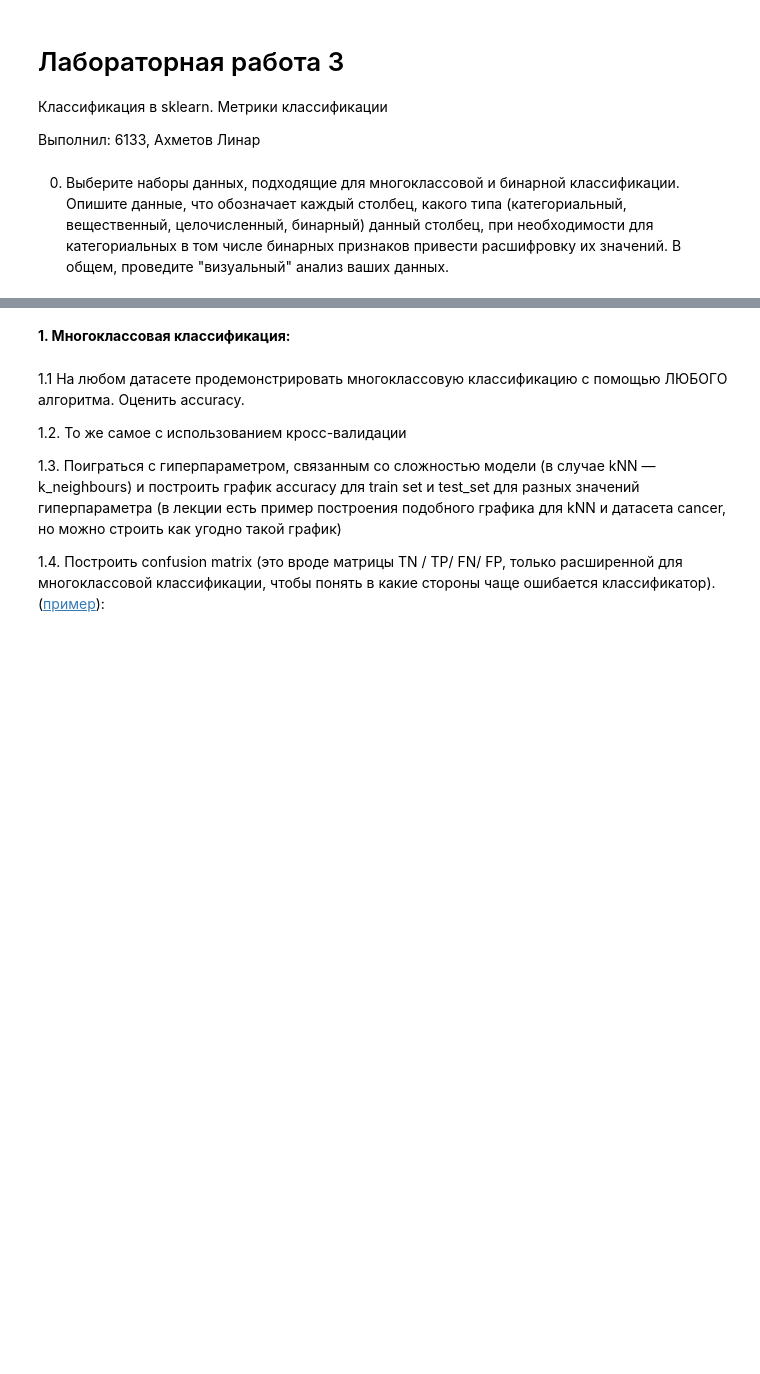
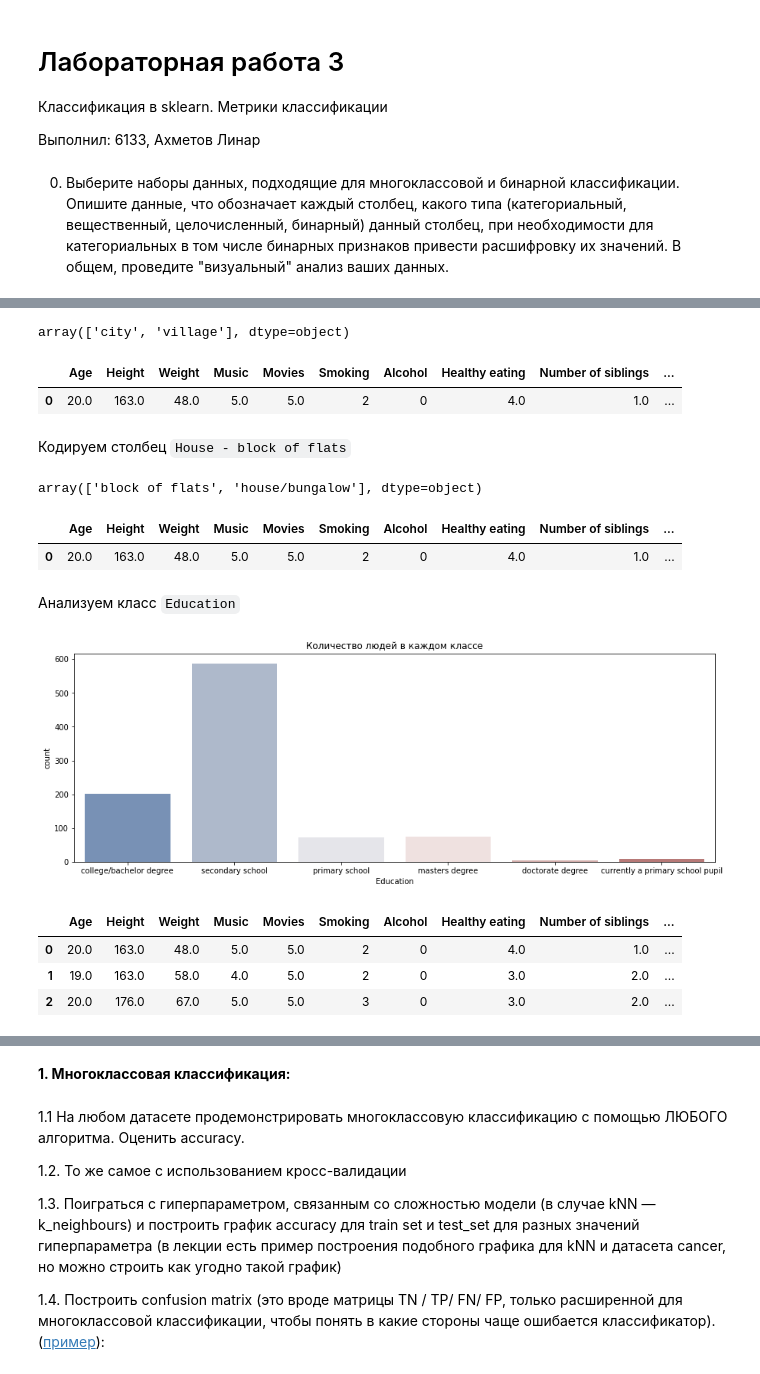
Before and after one commit to LinarKulinar/Data-Analysis-Tools-SSAU, a Jupyter notebook: Lab_3_Classification_6133_Akhmetov.ipynb, the cells around one changed output, grey strips where cells are left out. Saved outputs shown, nothing was run; the diff lists cells and outputs as text; code cells hidden in the pictures; blank space fills up the shorter version.

```diff
--- a/Lab_3_Classification_6133_Akhmetov.ipynb
+++ b/Lab_3_Classification_6133_Akhmetov.ipynb
@@ -9,0 +104,45 @@
+# %%
+le_village = preprocessing.LabelEncoder()
+le_village.fit(data['Village - town'])
+le_village.classes_
+# %% [output]
+array(['city', 'village'], dtype=object)
+# %%
+data['Village - town'] = le_village.transform(data['Village - town'])
+data.head(1)
+# %% [output]
+|  | Age | Height | Weight | Music | Movies | Smoking | Alcohol | Healthy eating | Number of siblings | ... |
+| 0 | 20.0 | 163.0 | 48.0 | 5.0 | 5.0 | 2 | 0 | 4.0 | 1.0 | ... |
+# %% [markdown]
+Кодируем столбец `House - block of flats`
+# %%
+le_house = preprocessing.LabelEncoder()
+le_house.fit(data['House - block of flats'])
+le_house.classes_
+# %% [output]
+array(['block of flats', 'house/bungalow'], dtype=object)
+# %%
+data['House - block of flats'] = le_house.transform(data['House - block of flats'])
+data.head(1)
+# %% [output]
+|  | Age | Height | Weight | Music | Movies | Smoking | Alcohol | Healthy eating | Number of siblings | ... |
+| 0 | 20.0 | 163.0 | 48.0 | 5.0 | 5.0 | 2 | 0 | 4.0 | 1.0 | ... |
+# %% [markdown]
+Анализуем класс `Education`
+# %%
+fig, ax = plt.subplots(figsize=(15,5))
+sns.countplot(data['Education'], palette='vlag')
+ax.set(title='Количество людей в каждом классе')
+plt.show()
+# %% [output]
+[figure, added]
+# %%
+# Отфильтровываем слишком мелкие классы
+data = data[data['Education']!='doctorate degree']
+data = data[data['Education']!='currently a primary school pupil']
+data.head(3)
+# %% [output]
+|  | Age | Height | Weight | Music | Movies | Smoking | Alcohol | Healthy eating | Number of siblings | ... |
+| 0 | 20.0 | 163.0 | 48.0 | 5.0 | 5.0 | 2 | 0 | 4.0 | 1.0 | ... |
+| 1 | 19.0 | 163.0 | 58.0 | 4.0 | 5.0 | 2 | 0 | 3.0 | 2.0 | ... |
+| 2 | 20.0 | 176.0 | 67.0 | 5.0 | 5.0 | 3 | 0 | 3.0 | 2.0 | ... |
```
Also changed, not shown: parts of 23 cells of this notebook.
